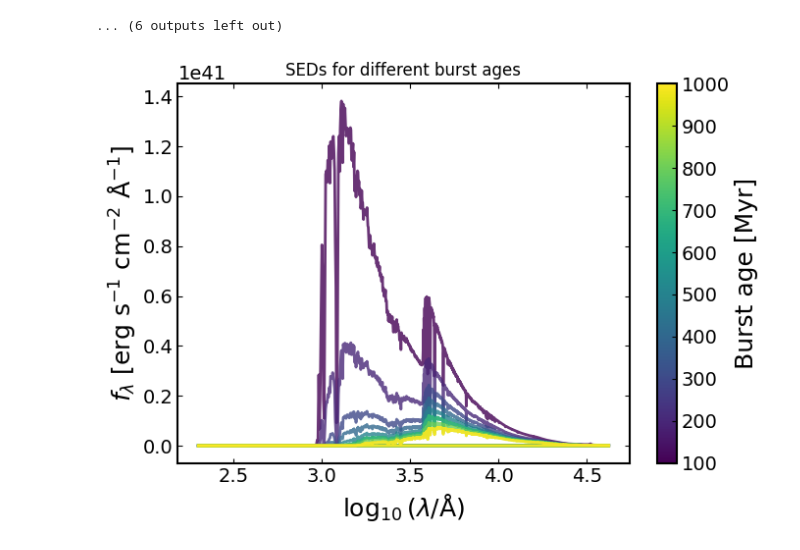
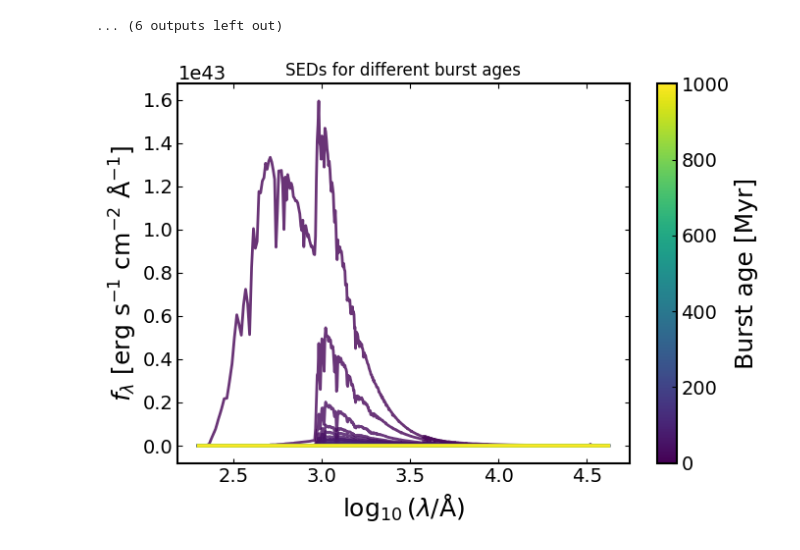
Before and after one commit to abbycrowther/star-formation-histories, a Jupyter notebook: Code/plots_time_intervals.ipynb, the cells around one changed output. Saved outputs shown, nothing was run; the diff lists cells and outputs as text; code cells hidden in the pictures.

Commit message:
whole spectrum seds also

```diff
--- a/Code/plots_time_intervals.ipynb
+++ b/Code/plots_time_intervals.ipynb
@@ -106,7 +106,7 @@ import matplotlib.pyplot as plt
 
 # Burst ages in Myr
 years = np.concatenate([
-    #np.arange(0, 100, 10)
+    np.arange(0, 100, 10),
     np.arange(100, 1001, 100)
 ])
 
@@ -117,7 +117,6 @@ model_components = {
     "dust": dust
 }
 
-# Filters
 base = (
     r"D:/Users/Abigail Crowther/Desktop/Uni/Year 4/MPhys Projects/"
     r"Semester 2 - Star Formation Histories/star-formation-histories/bagpipes/examples"
@@ -126,13 +125,10 @@ base = (
 rel_filters = np.loadtxt(base + "/filters/goodss_filt_list.txt", dtype="str")
 goodss_filt_list = [base + "/" + f for f in rel_filters]
 
-
-# Figure & colormap
 fig, ax = plt.subplots(figsize=(7,5))
 cmap = plt.cm.viridis
 norm = plt.Normalize(years.min(), years.max())
 
-# Loop over burst ages
 for t in years:
     burst = {
         "age": t / 1000,   # Myr -> Gyr
@@ -140,32 +136,31 @@ for t in years:
         "metallicity": 0.5
     }
     model_components["burst"] = burst
 
-    # Create the model galaxy, get spectrum in erg s^-1 cm^-2 A^-1 (default)
     model = pipes.model_galaxy(
         model_components,
         filt_list=goodss_filt_list,
         spec_wavs=np.arange(200., 42000., 10.)
     )
 
     ax.plot(
         np.log10(model.spec_wavs),  # log10(lambda / Å)
         model.spectrum,             # f_lambda [erg s^-1 cm^-2 Å^-1]
         color=cmap(norm(t)),
         alpha=0.8
     )
 
 # Labels & title
 ax.set_xlabel(r"$\log_{10}(\lambda / \mathrm{\AA})$")
 ax.set_ylabel(r"$f_\lambda$ [erg s$^{-1}$ cm$^{-2}$ Å$^{-1}$]")
 ax.set_title("SEDs for different burst ages")
 
 # Colorbar
 sm = plt.cm.ScalarMappable(cmap=cmap, norm=norm)
 sm.set_array([])
 fig.colorbar(sm, ax=ax, label="Burst age [Myr]")
 
 plt.tight_layout()
 plt.show()
 # %% [output]
-[figure, old version]
+[figure, new version]
```
Also changed, not shown: parts of 2 cells of this notebook.
